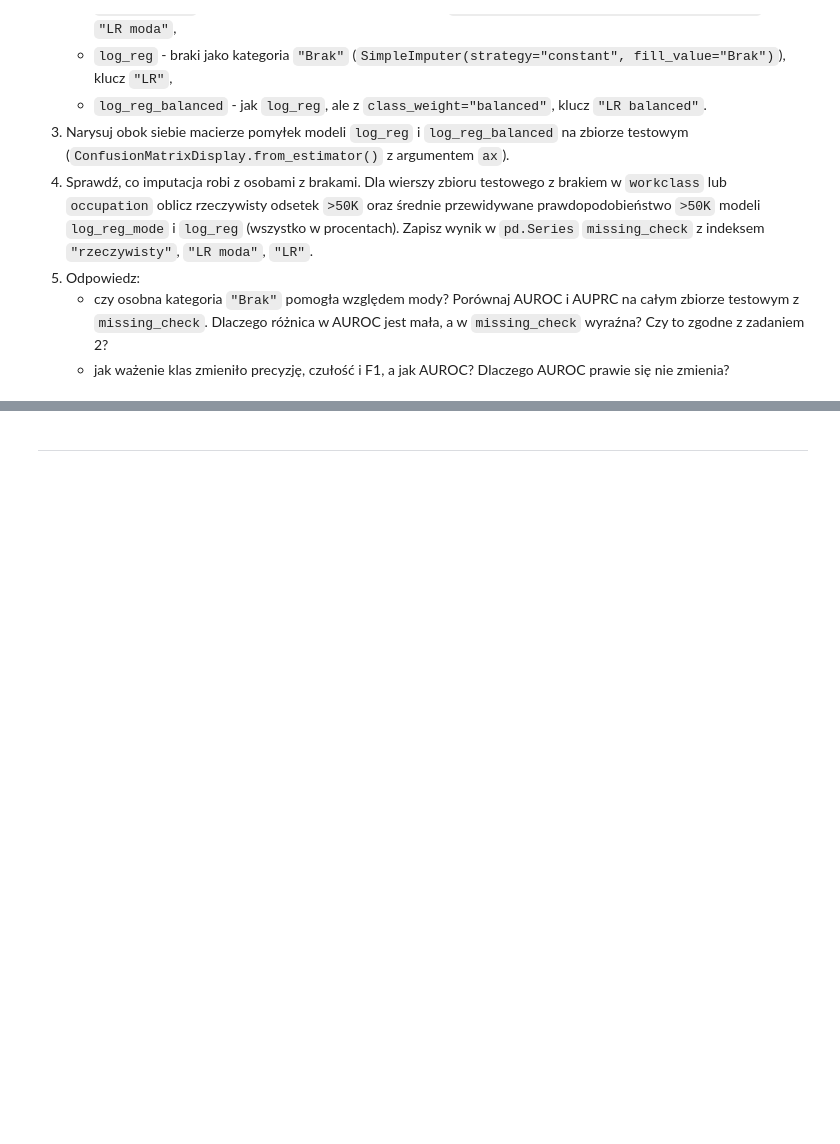
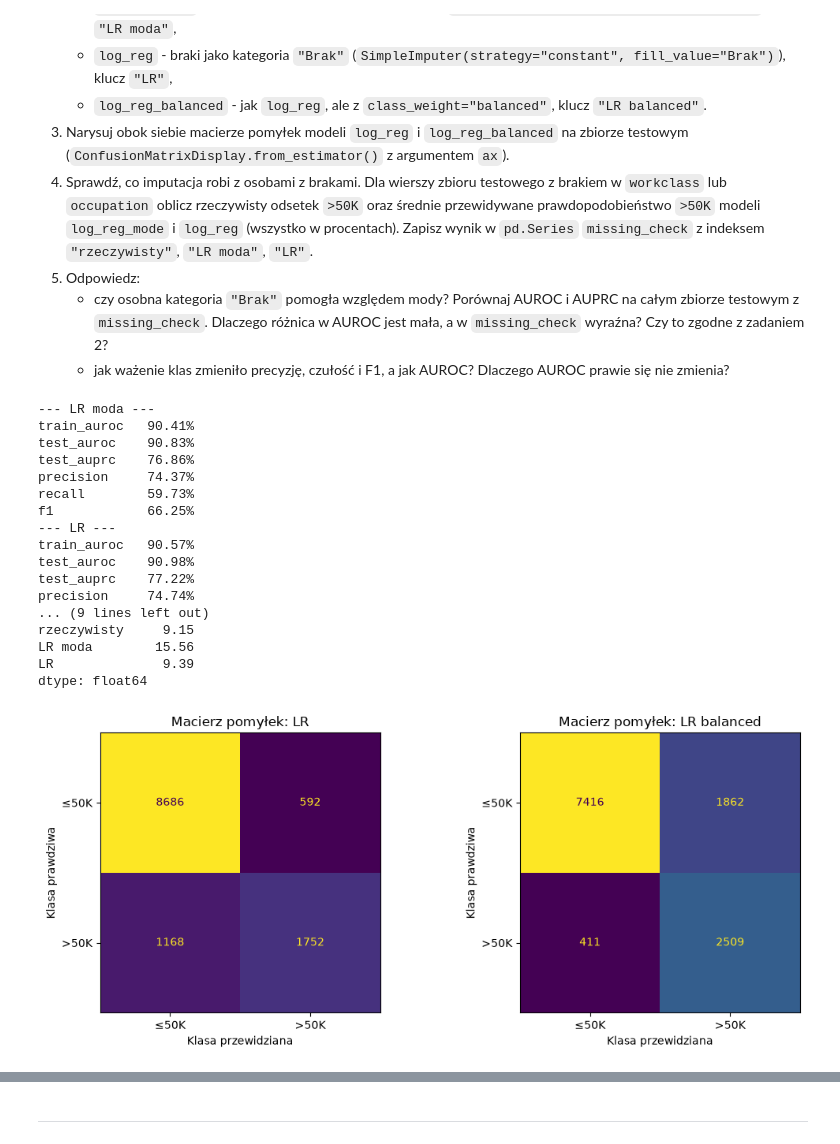
Before and after one commit to lwilanski/machine-learning-s9, a Jupyter notebook: lab02/lab_klasyfikacja.ipynb, the cells around one changed output, grey strips where cells are left out. Drawn from its saved outputs; the diff is of its cells as text; code cells hidden in the pictures; blank space fills up the shorter version.

```diff
--- a/lab02/lab_klasyfikacja.ipynb
+++ b/lab02/lab_klasyfikacja.ipynb
@@ -461,26 +506,86 @@ Jak w laboratorium 1 łączymy przetwarzanie i model w `Pipeline`, a `ColumnTran
 # %%
 from sklearn.compose import ColumnTransformer
 from sklearn.impute import SimpleImputer
 from sklearn.linear_model import LogisticRegression
 from sklearn.metrics import ConfusionMatrixDisplay
 from sklearn.pipeline import Pipeline
 from sklearn.preprocessing import OneHotEncoder, StandardScaler
 
 
 def make_linear_preprocessor(cat_imputer):
-    # TODO
-    return None
+    cat_pipeline = Pipeline([
+        ("imputer", cat_imputer),
+        ("onehot", OneHotEncoder(
+            handle_unknown="infrequent_if_exist", min_frequency=0.01, sparse_output=False
+        )),
+    ])
+    return ColumnTransformer(
+        [
+            ("num", StandardScaler(), numerical_features),
+            ("cat", cat_pipeline, categorical_features),
+        ],
+        verbose_feature_names_out=False,
+    )
+
+
+def make_log_reg(cat_imputer, class_weight=None):
+    return Pipeline([
+        ("prep", make_linear_preprocessor(cat_imputer)),
+        ("model", LogisticRegression(solver="newton-cholesky", max_iter=1000, class_weight=class_weight)),
+    ])
 
 
 # TODO: trzy modele regresji logistycznej
-log_reg_mode = None
-log_reg = None
-log_reg_balanced = None
+log_reg_mode = make_log_reg(SimpleImputer(strategy="most_frequent")).fit(X_train, y_train)
+log_reg = make_log_reg(SimpleImputer(strategy="constant", fill_value="Brak")).fit(X_train, y_train)
+log_reg_balanced = make_log_reg(
+    SimpleImputer(strategy="constant", fill_value="Brak"), class_weight="balanced"
+).fit(X_train, y_train)
+
+for name, model in [("LR moda", log_reg_mode), ("LR", log_reg), ("LR balanced", log_reg_balanced)]:
+    print(f"--- {name} ---")
+    results[name] = evaluate_model(model, X_train, X_test, y_train, y_test)
 
 # TODO: sprawdzenie na wierszach z brakami
-missing_check = None
+missing_rows = X_test["workclass"].isna() | X_test["occupation"].isna()
+X_missing = X_test[missing_rows]
+missing_check = pd.Series({
+    "rzeczywisty": 100 * y_test[missing_rows].mean(),
+    "LR moda": 100 * log_reg_mode.predict_proba(X_missing)[:, 1].mean(),
+    "LR": 100 * log_reg.predict_proba(X_missing)[:, 1].mean(),
+})
+print(missing_check.round(2))
 
 # TODO: macierze pomyłek
+fig, axes = plt.subplots(1, 2, figsize=(11, 4.5))
+for ax, (name, model) in zip(axes, [("LR", log_reg), ("LR balanced", log_reg_balanced)]):
+    ConfusionMatrixDisplay.from_estimator(
+        model, X_test, y_test, display_labels=["≤50K", ">50K"], ax=ax, colorbar=False
+    )
+    ax.set_title(f"Macierz pomyłek: {name}")
+    ax.set_xlabel("Klasa przewidziana")
+    ax.set_ylabel("Klasa prawdziwa")
+plt.tight_layout()
+plt.show()
+# %% [output]
+--- LR moda ---
+train_auroc   90.41%
+test_auroc    90.83%
+test_auprc    76.86%
+precision     74.37%
+recall        59.73%
+f1            66.25%
+--- LR ---
+train_auroc   90.57%
+test_auroc    90.98%
+test_auprc    77.22%
+precision     74.74%
+... (9 lines left out)
+rzeczywisty     9.15
+LR moda        15.56
+LR              9.39
+dtype: float64
+[figure, added]
 # %%
 assert isinstance(log_reg[0], ColumnTransformer) and isinstance(log_reg[-1], LogisticRegression)
 assert log_reg_balanced[-1].class_weight == "balanced"
```
Also changed, not shown: parts of 35 cells of this notebook.
